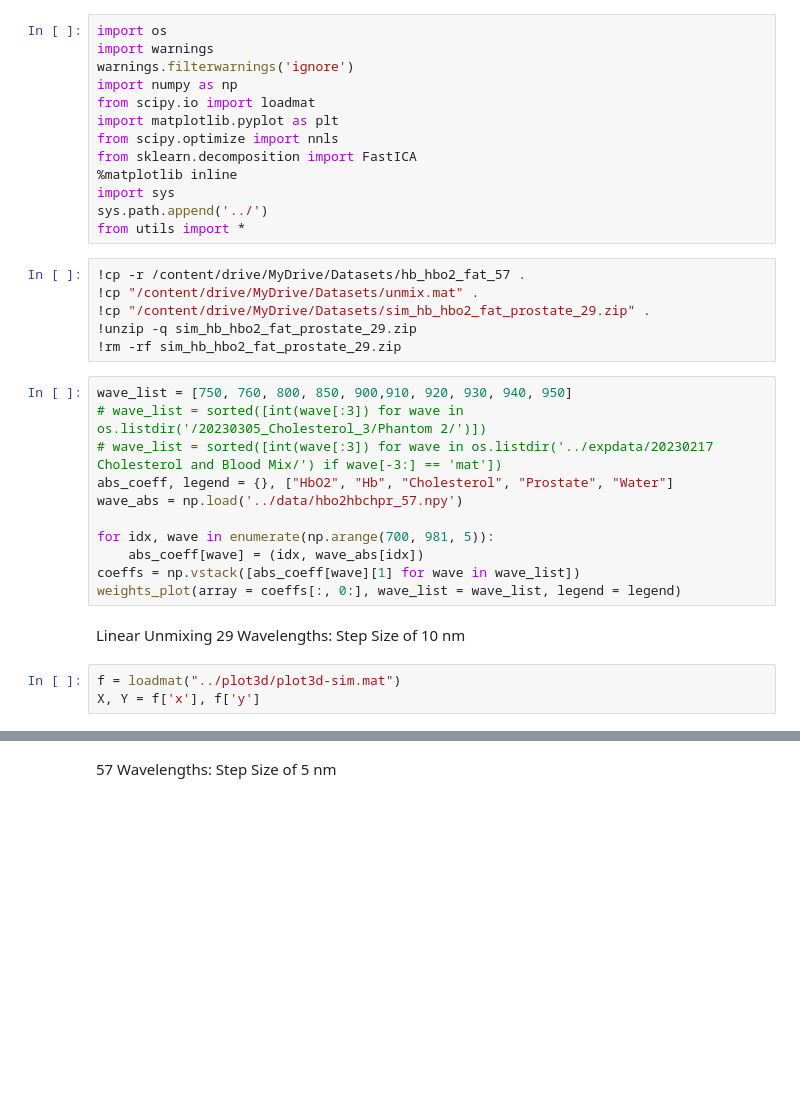
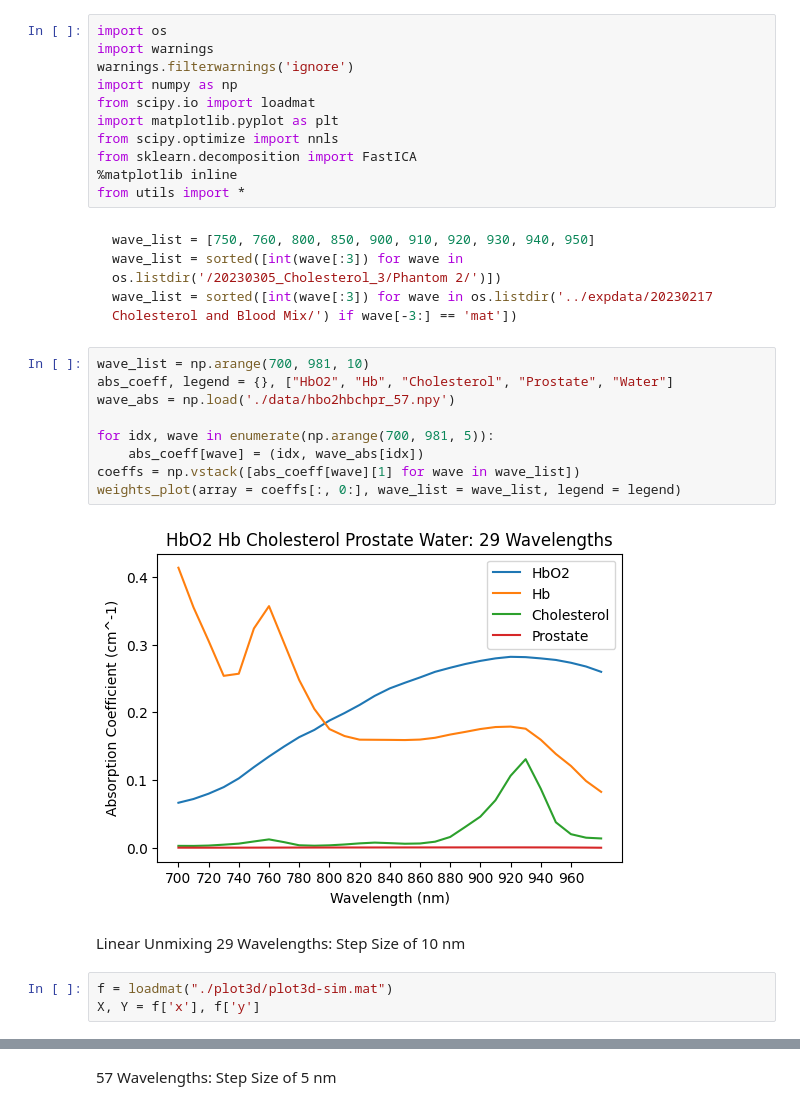
Before and after one commit to pramethg/unmixing, a Jupyter notebook: notebooks/Linear_and_ICA_Unmixing.ipynb, the cells around one changed output, grey strips where cells are left out. Drawn from its saved outputs; the diff is of its cells as text; blank space fills up the shorter version.

````diff
--- a/notebooks/Linear_and_ICA_Unmixing.ipynb
+++ b/notebooks/Linear_and_ICA_Unmixing.ipynb
@@ -8,30 +8,28 @@ import matplotlib.pyplot as plt
 from scipy.optimize import nnls
 from sklearn.decomposition import FastICA
 %matplotlib inline
-import sys
-sys.path.append('../')
 from utils import *
-# %%
-!cp -r /content/drive/MyDrive/Datasets/hb_hbo2_fat_57 .
-!cp "/content/drive/MyDrive/Datasets/unmix.mat" .
-!cp "/content/drive/MyDrive/Datasets/sim_hb_hbo2_fat_prostate_29.zip" .
-!unzip -q sim_hb_hbo2_fat_prostate_29.zip
-!rm -rf sim_hb_hbo2_fat_prostate_29.zip
+# %% [markdown]
+```python
+wave_list = [750, 760, 800, 850, 900, 910, 920, 930, 940, 950]
+wave_list = sorted([int(wave[:3]) for wave in os.listdir('/20230305_Cholesterol_3/Phantom 2/')])
+wave_list = sorted([int(wave[:3]) for wave in os.listdir('../expdata/20230217 Cholesterol and Blood Mix/') if wave[-3:] == 'mat'])
+```
 # %%
-wave_list = [750, 760, 800, 850, 900,910, 920, 930, 940, 950]
-# wave_list = sorted([int(wave[:3]) for wave in os.listdir('/20230305_Cholesterol_3/Phantom 2/')])
-# wave_list = sorted([int(wave[:3]) for wave in os.listdir('../expdata/20230217 Cholesterol and Blood Mix/') if wave[-3:] == 'mat'])
+wave_list = np.arange(700, 981, 10)
 abs_coeff, legend = {}, ["HbO2", "Hb", "Cholesterol", "Prostate", "Water"]
-wave_abs = np.load('../data/hbo2hbchpr_57.npy')
+wave_abs = np.load('./data/hbo2hbchpr_57.npy')
 
 for idx, wave in enumerate(np.arange(700, 981, 5)):
     abs_coeff[wave] = (idx, wave_abs[idx])
 coeffs = np.vstack([abs_coeff[wave][1] for wave in wave_list])
 weights_plot(array = coeffs[:, 0:], wave_list = wave_list, legend = legend)
+# %% [output]
+[figure, added]
 # %% [markdown]
 Linear Unmixing 29 Wavelengths: Step Size of 10 nm
 # %%
-f = loadmat("../plot3d/plot3d-sim.mat")
+f = loadmat("./plot3d/plot3d-sim.mat")
 X, Y = f['x'], f['y']
 # %%
 depth = 15
````
Also changed, not shown: parts of 2 cells of this notebook, 8 other files.
